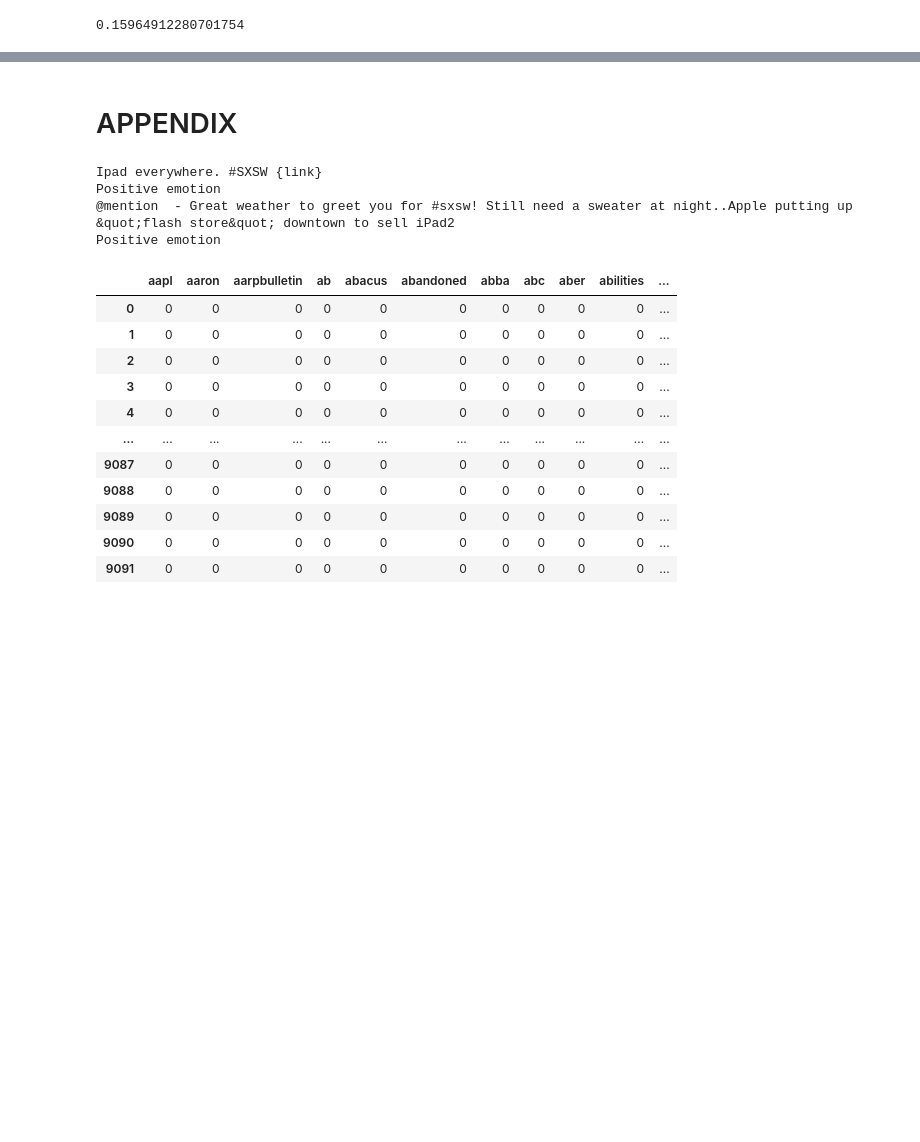
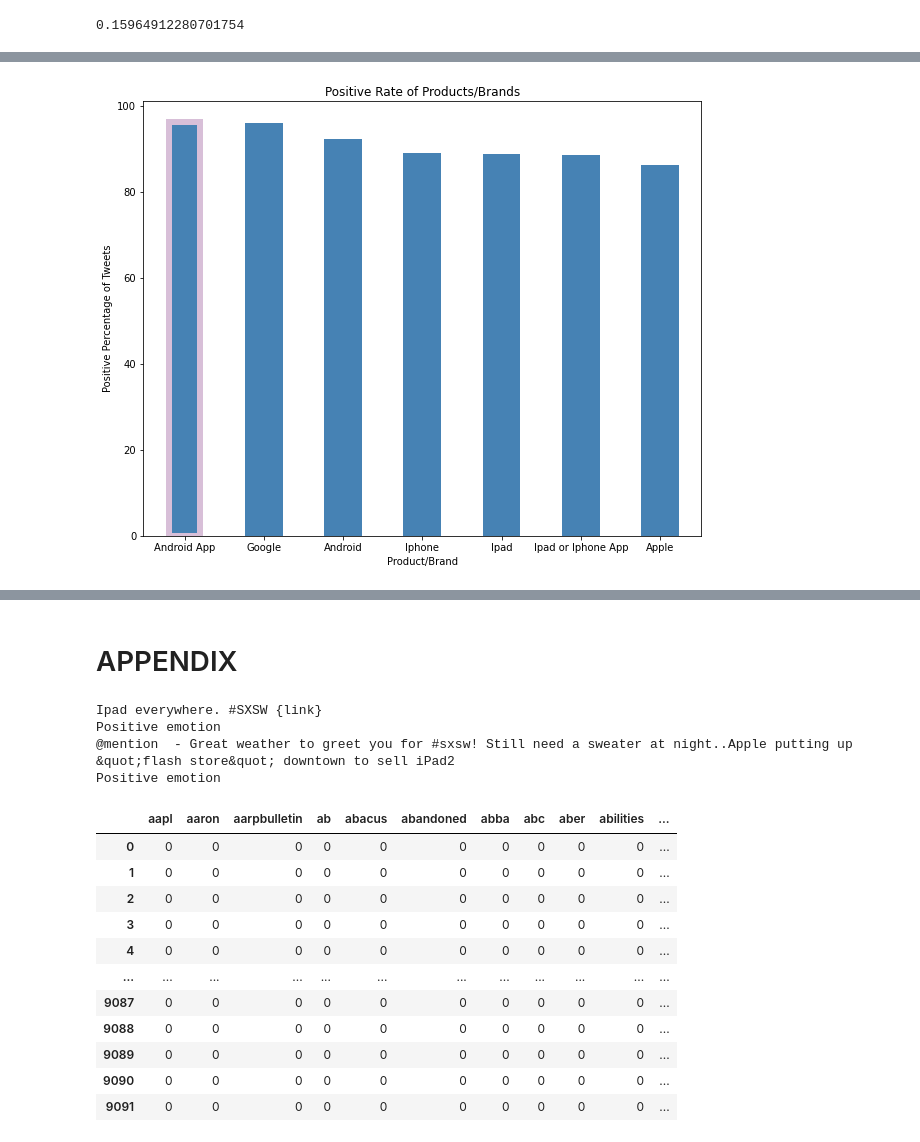
Before and after one commit to Jmanitou/Apple_Google_NLP, a Jupyter notebook: Apple_Google_NLP.ipynb, the cells around one changed output, grey strips where cells are left out. Drawn from its saved outputs; the diff is of its cells as text; code cells hidden in the pictures; blank space fills up the shorter version.

```diff
--- a/Apple_Google_NLP.ipynb
+++ b/Apple_Google_NLP.ipynb
@@ -227,0 +200,37 @@ df
+# %%
+#remove tweets with no emotion as we are only worried about the difference between positive and negative perception of products
+df_with_emotion = df.loc[df["predict_emotion"] != "No emotion"]
+
+#seperate by products
+google = df_with_emotion.loc[df["predict_directed"] == "Google"]
+ipad = df_with_emotion.loc[df["predict_directed"] == "Ipad"]
+apple = df_with_emotion.loc[df["predict_directed"] == "Apple"]
+iphone = df_with_emotion.loc[df["predict_directed"] == "Iphone"]
+apple_app = df_with_emotion.loc[df["predict_directed"] == "Ipad or Iphone App"]
+android = df_with_emotion.loc[df["predict_directed"] == "Android"]
+android_app = df_with_emotion.loc[df["predict_directed"] == "Android App"]
+
+#divide positive reception by total number of tweets by product then multiplied by 100 to get a percent
+positive_products = pd.DataFrame(
+   dict(
+      products=["Google", "Ipad", "Apple", "Iphone", "Ipad or Iphone App", "Android", "Android App"],
+      positive_rate=[
+          100 * len(google.loc[google["predict_positive"] == 1]) / len(google),
+          100 * len(ipad.loc[ipad["predict_positive"] == 1]) / len(ipad),
+          100 * len(apple.loc[apple["predict_positive"] == 1]) / len(apple),
+          100 * len(iphone.loc[iphone["predict_positive"] == 1]) / len(iphone),
+          100 * len(apple_app.loc[apple_app["predict_positive"] == 1]) / len(apple_app),
+          100 * len(android.loc[android["predict_positive"] == 1]) / len(android),
+          100 * len(android_app.loc[android_app["predict_positive"] == 1]) / len(android_app)]
+   )).sort_values("positive_rate", ascending=False)
+# %%
+fig = plt.figure(figsize = (10, 8))
+plt.bar(positive_products["products"], positive_products["positive_rate"], color = ["steelblue"],
+        edgecolor = ["thistle", "steelblue", "steelblue", "steelblue", "steelblue", "steelblue", "steelblue"],
+        linewidth = 6, width = 0.4)
+plt.title("Positive Rate of Products/Brands")
+plt.xlabel("Product/Brand")
+plt.ylabel("Positive Percentage of Tweets")
+plt.show()
+# %% [output]
+[figure, added]
```
Also changed, not shown: parts of 48 cells of this notebook, 6 other files.
